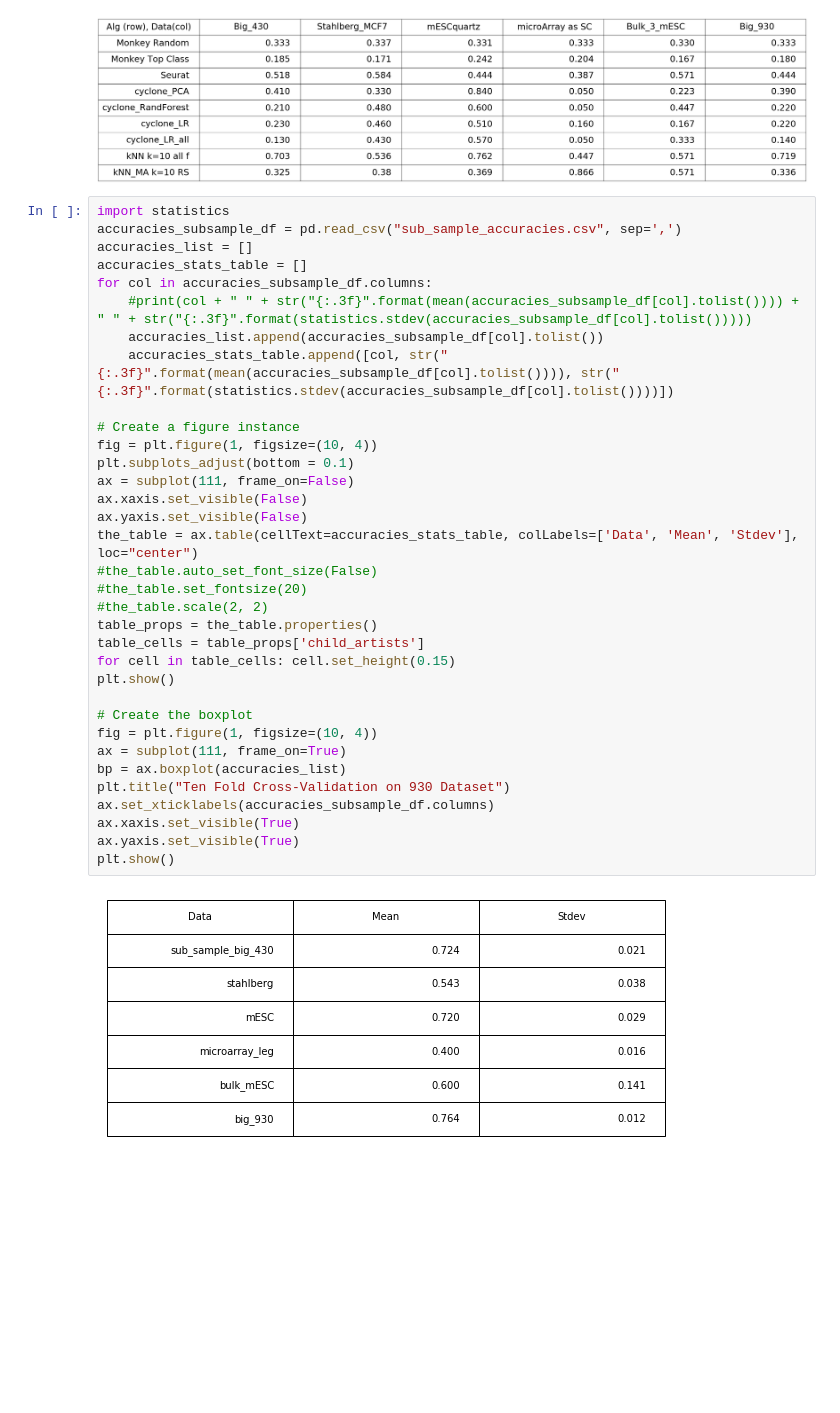
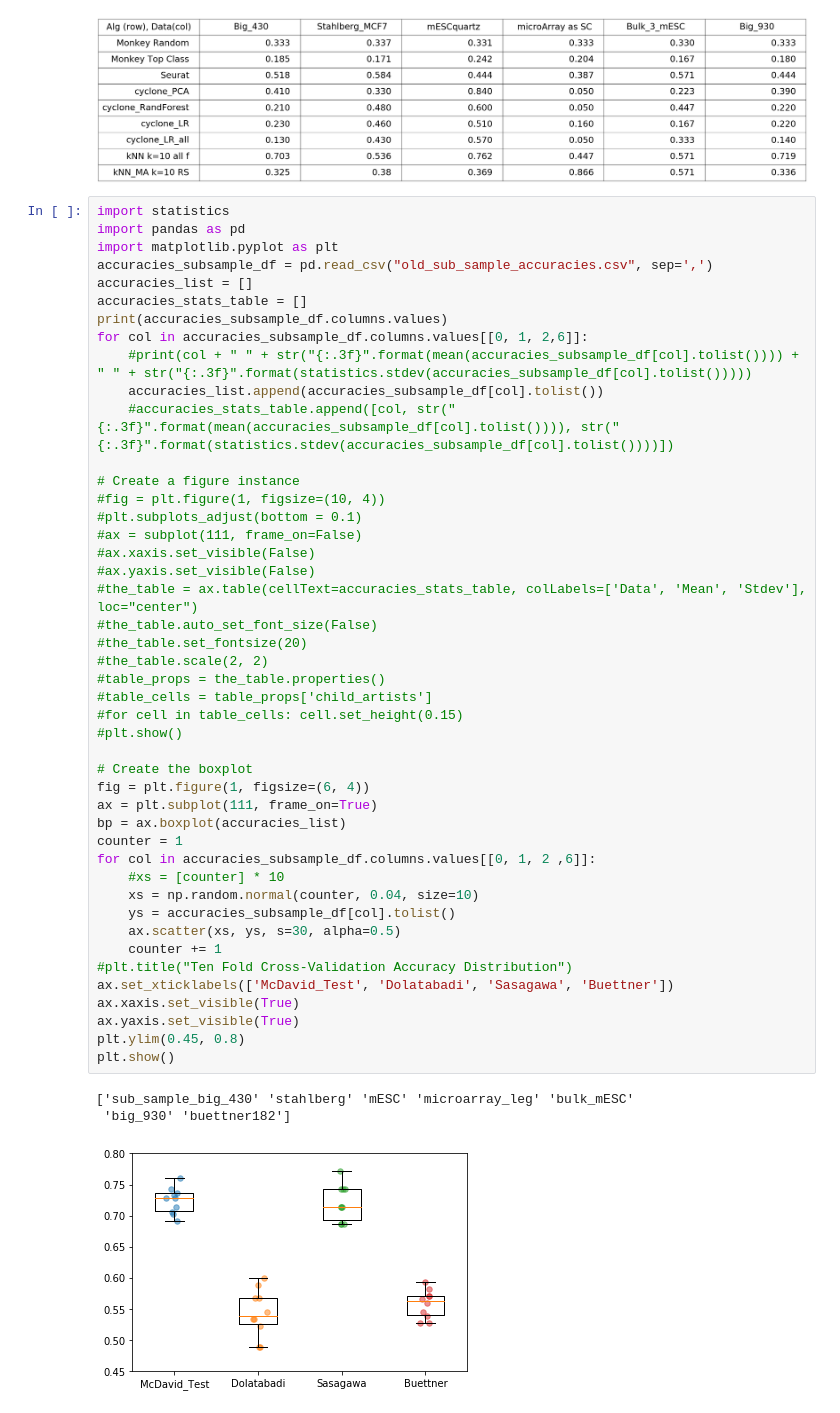
Before and after one commit to ayurovsky/cell_cycle, a Jupyter notebook: MasterNotebook-CurrentResults-OtherAlgorithmEvaluations.ipynb, the cells around one changed output. Saved outputs shown, nothing was run; the diff lists cells and outputs as text; blank space fills up the shorter version.

```diff
--- a/MasterNotebook-CurrentResults-OtherAlgorithmEvaluations.ipynb
+++ b/MasterNotebook-CurrentResults-OtherAlgorithmEvaluations.ipynb
@@ -1036,37 +1090,50 @@ F1_Scores
 [figure]
 # %%
 import statistics
-accuracies_subsample_df = pd.read_csv("sub_sample_accuracies.csv", sep=',')
+import pandas as pd
+import matplotlib.pyplot as plt
+accuracies_subsample_df = pd.read_csv("old_sub_sample_accuracies.csv", sep=',')
 accuracies_list = []
 accuracies_stats_table = []
-for col in accuracies_subsample_df.columns:
+print(accuracies_subsample_df.columns.values)
+for col in accuracies_subsample_df.columns.values[[0, 1, 2,6]]:
     #print(col + " " + str("{:.3f}".format(mean(accuracies_subsample_df[col].tolist()))) + " " + str("{:.3f}".format(statistics.stdev(accuracies_subsample_df[col].tolist()))))
     accuracies_list.append(accuracies_subsample_df[col].tolist())
-    accuracies_stats_table.append([col, str("{:.3f}".format(mean(accuracies_subsample_df[col].tolist()))), str("{:.3f}".format(statistics.stdev(accuracies_subsample_df[col].tolist())))])
+    #accuracies_stats_table.append([col, str("{:.3f}".format(mean(accuracies_subsample_df[col].tolist()))), str("{:.3f}".format(statistics.stdev(accuracies_subsample_df[col].tolist())))])
 
 # Create a figure instance
-fig = plt.figure(1, figsize=(10, 4))
-plt.subplots_adjust(bottom = 0.1)
-ax = subplot(111, frame_on=False)
-ax.xaxis.set_visible(False)
-ax.yaxis.set_visible(False)
-the_table = ax.table(cellText=accuracies_stats_table, colLabels=['Data', 'Mean', 'Stdev'], loc="center")
+#fig = plt.figure(1, figsize=(10, 4))
+#plt.subplots_adjust(bottom = 0.1)
+#ax = subplot(111, frame_on=False)
+#ax.xaxis.set_visible(False)
+#ax.yaxis.set_visible(False)
+#the_table = ax.table(cellText=accuracies_stats_table, colLabels=['Data', 'Mean', 'Stdev'], loc="center")
 #the_table.auto_set_font_size(False)
 #the_table.set_fontsize(20)
 #the_table.scale(2, 2)
-table_props = the_table.properties()
-table_cells = table_props['child_artists']
-for cell in table_cells: cell.set_height(0.15)
-plt.show()
+#table_props = the_table.properties()
+#table_cells = table_props['child_artists']
+#for cell in table_cells: cell.set_height(0.15)
+#plt.show()
 
 # Create the boxplot
-fig = plt.figure(1, figsize=(10, 4))
-ax = subplot(111, frame_on=True)
+fig = plt.figure(1, figsize=(6, 4))
+ax = plt.subplot(111, frame_on=True)
 bp = ax.boxplot(accuracies_list)
-plt.title("Ten Fold Cross-Validation on 930 Dataset")
-ax.set_xticklabels(accuracies_subsample_df.columns)
+counter = 1
+for col in accuracies_subsample_df.columns.values[[0, 1, 2 ,6]]:
+    #xs = [counter] * 10
+    xs = np.random.normal(counter, 0.04, size=10)
+    ys = accuracies_subsample_df[col].tolist()
+    ax.scatter(xs, ys, s=30, alpha=0.5)
+    counter += 1
+#plt.title("Ten Fold Cross-Validation Accuracy Distribution")
+ax.set_xticklabels(['McDavid_Test', 'Dolatabadi', 'Sasagawa', 'Buettner'])
 ax.xaxis.set_visible(True)
 ax.yaxis.set_visible(True)
+plt.ylim(0.45, 0.8)
 plt.show()
 # %% [output]
+['sub_sample_big_430' 'stahlberg' 'mESC' 'microarray_leg' 'bulk_mESC'
+ 'big_930' 'buettner182']
-[figure, old version]
+[figure, new version]
```
Also changed, not shown: parts of 7 cells of this notebook, 7 other files.
